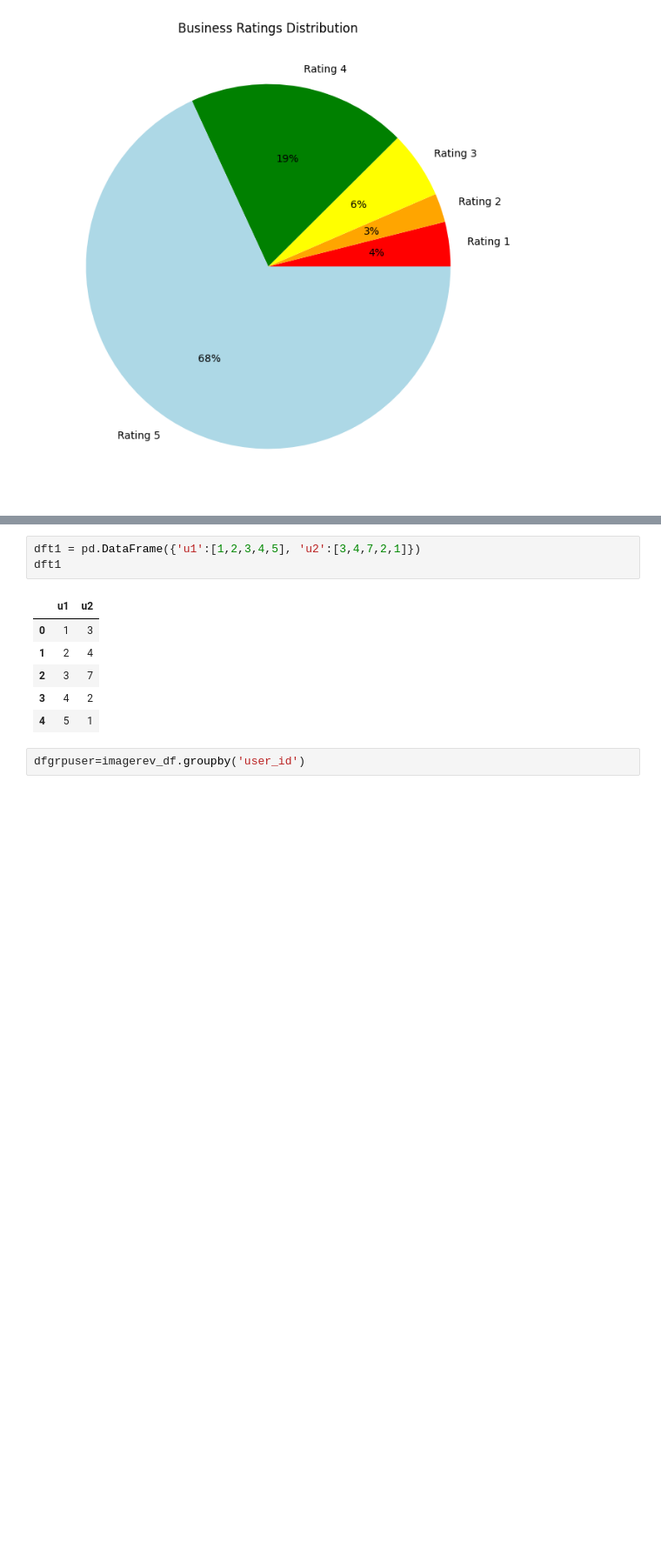
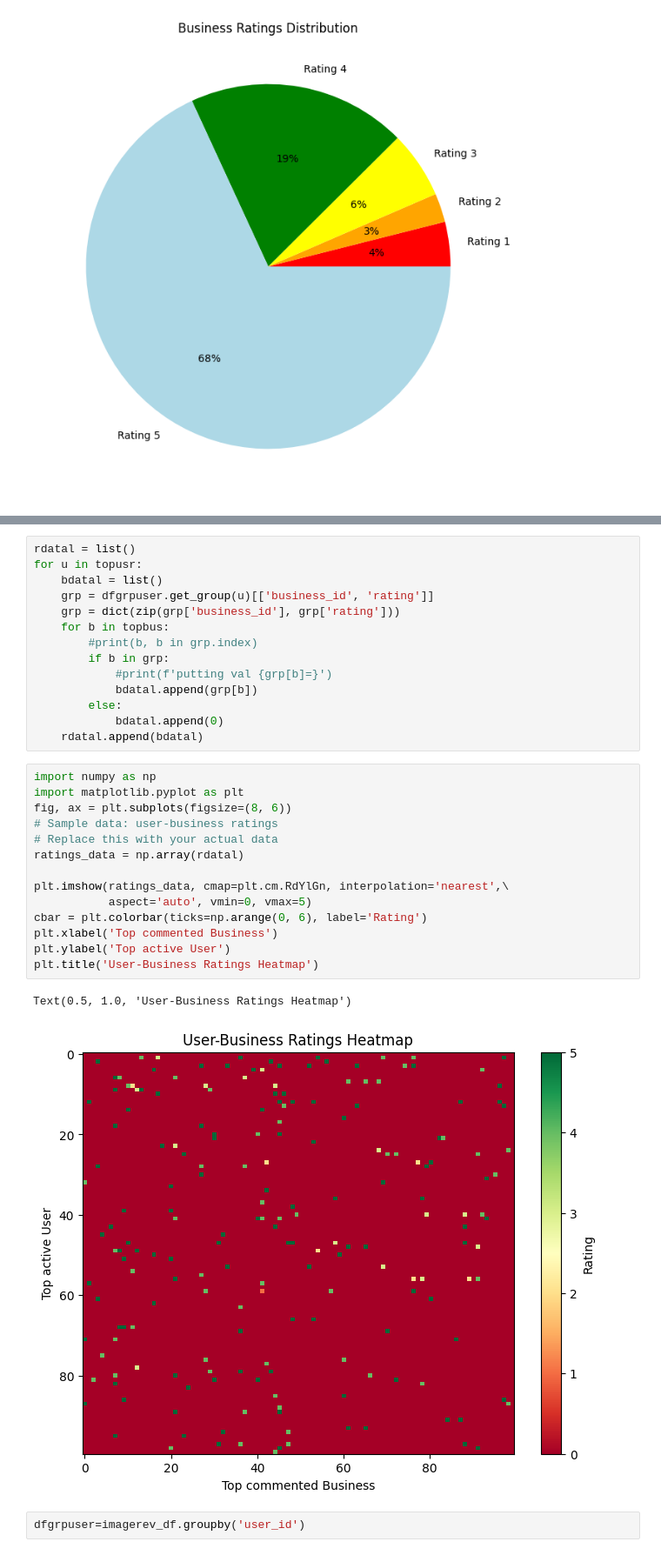
Before and after one commit to niha-m584/google_rating_prediction, a Jupyter notebook: Assignment2.ipynb, the cells around one changed output, grey strips where cells are left out. Shown at 87% size. Cells and saved outputs as stored; diff of their text form; blank space fills up the shorter version.

```diff
--- a/Assignment2.ipynb
+++ b/Assignment2.ipynb
@@ -183,13 +161,34 @@ plt.show()
-# %%
-dft1 = pd.DataFrame({'u1':[1,2,3,4,5], 'u2':[3,4,7,2,1]})
-dft1
-# %% [output]
-|  | u1 | u2 |
-| 0 | 1 | 3 |
-| 1 | 2 | 4 |
-| 2 | 3 | 7 |
-| 3 | 4 | 2 |
-| 4 | 5 | 1 |
+# %%
+rdatal = list()
+for u in topusr:
+    bdatal = list()
+    grp = dfgrpuser.get_group(u)[['business_id', 'rating']]
+    grp = dict(zip(grp['business_id'], grp['rating']))
+    for b in topbus:
+        #print(b, b in grp.index)
+        if b in grp:
+            #print(f'putting val {grp[b]=}')
+            bdatal.append(grp[b])
+        else:
+            bdatal.append(0)
+    rdatal.append(bdatal)
+# %%
+import numpy as np
+import matplotlib.pyplot as plt
+fig, ax = plt.subplots(figsize=(8, 6))
+# Sample data: user-business ratings
+# Replace this with your actual data
+ratings_data = np.array(rdatal)
+
+plt.imshow(ratings_data, cmap=plt.cm.RdYlGn, interpolation='nearest',\
+           aspect='auto', vmin=0, vmax=5)
+cbar = plt.colorbar(ticks=np.arange(0, 6), label='Rating')
+plt.xlabel('Top commented Business')
+plt.ylabel('Top active User')
+plt.title('User-Business Ratings Heatmap')
+# %% [output]
+Text(0.5, 1.0, 'User-Business Ratings Heatmap')
+[figure, added]
 # %%
 dfgrpuser=imagerev_df.groupby('user_id')
 # %%
```
Also changed, not shown: parts of 19 cells of this notebook.
